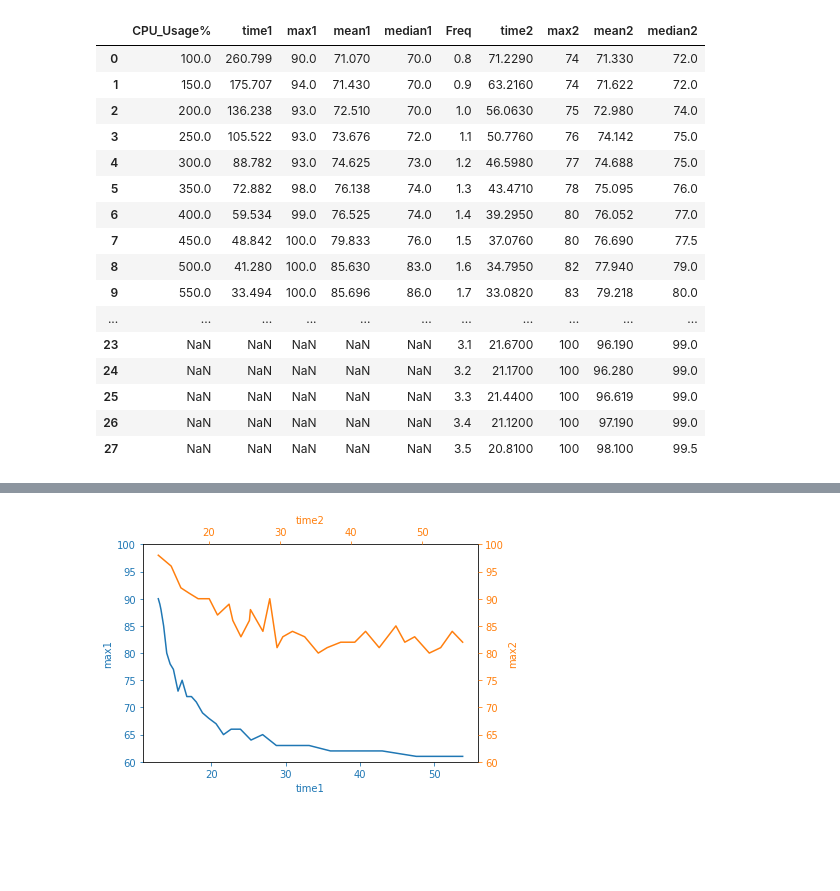
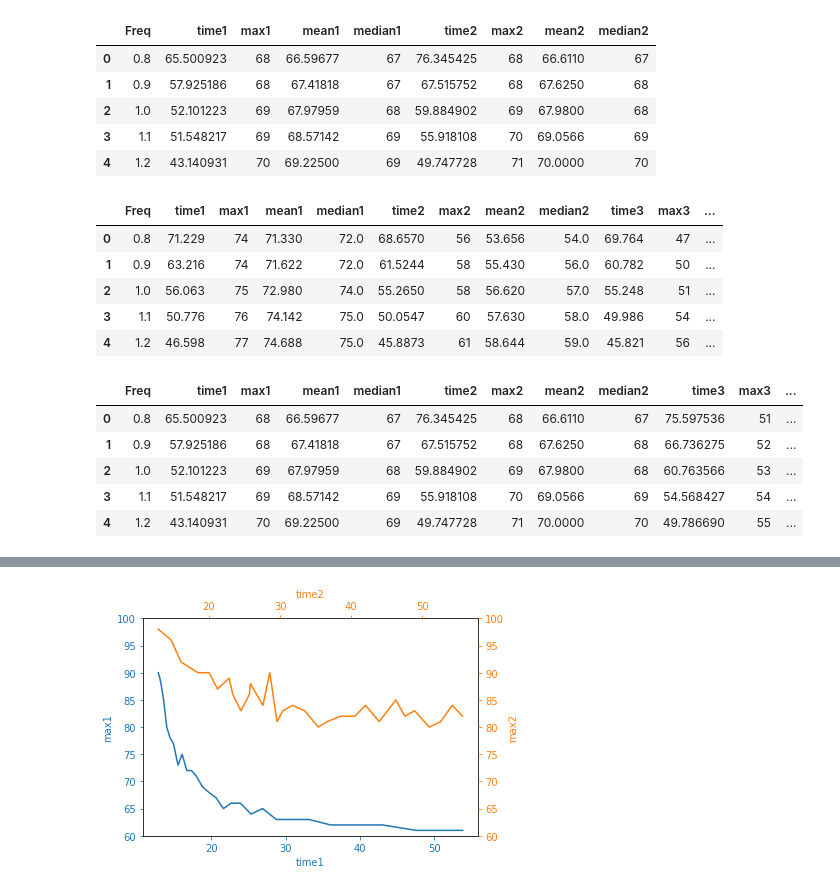
Before and after one commit to Heronalps/Sparta, a Jupyter notebook: micro-benchmarks/python/time-vs-max-plot.ipynb, the cells around one changed output, grey strips where cells are left out. Saved outputs shown, nothing was run; the diff lists cells and outputs as text; code cells hidden in the pictures; blank space fills up the shorter version.

```diff
--- a/micro-benchmarks/python/time-vs-max-plot.ipynb
+++ b/micro-benchmarks/python/time-vs-max-plot.ipynb
@@ -3,4 +3,6 @@ import matplotlib.pyplot as plt
 import pandas as pd
 # %%
 df_m = pd.read_csv("./time-vs-max.csv")
-df_t = pd.read_csv("./temp-tensorflow.csv")
+df_t = pd.read_csv("./tensor-time-vs-max.csv")
+df_mm = pd.read_csv("./multicore-matmul.csv")
+df_m17 = pd.read_csv("./multicore-vs-tensorflow-1700.csv")
@@ -27,20 +9,27 @@ df_m
+# %%
+df_m17.head()
+# %% [output]
+|  | Freq | time1 | max1 | mean1 | median1 | time2 | max2 | mean2 | median2 |
+| 0 | 0.8 | 65.500923 | 68 | 66.59677 | 67 | 76.345425 | 68 | 66.6110 | 67 |
+| 1 | 0.9 | 57.925186 | 68 | 67.41818 | 67 | 67.515752 | 68 | 67.6250 | 68 |
+| 2 | 1.0 | 52.101223 | 69 | 67.97959 | 68 | 59.884902 | 69 | 67.9800 | 68 |
+| 3 | 1.1 | 51.548217 | 69 | 68.57142 | 69 | 55.918108 | 70 | 69.0566 | 69 |
+| 4 | 1.2 | 43.140931 | 70 | 69.22500 | 69 | 49.747728 | 71 | 70.0000 | 70 |
 # %%
-df_t
+df_t.head()
 # %% [output]
-|  | CPU_Usage% | time1 | max1 | mean1 | median1 | Freq | time2 | max2 | mean2 | median2 |
-| 0 | 100.0 | 260.799 | 90.0 | 71.070 | 70.0 | 0.8 | 71.2290 | 74 | 71.330 | 72.0 |
-| 1 | 150.0 | 175.707 | 94.0 | 71.430 | 70.0 | 0.9 | 63.2160 | 74 | 71.622 | 72.0 |
-| 2 | 200.0 | 136.238 | 93.0 | 72.510 | 70.0 | 1.0 | 56.0630 | 75 | 72.980 | 74.0 |
-| 3 | 250.0 | 105.522 | 93.0 | 73.676 | 72.0 | 1.1 | 50.7760 | 76 | 74.142 | 75.0 |
-| 4 | 300.0 | 88.782 | 93.0 | 74.625 | 73.0 | 1.2 | 46.5980 | 77 | 74.688 | 75.0 |
-| 5 | 350.0 | 72.882 | 98.0 | 76.138 | 74.0 | 1.3 | 43.4710 | 78 | 75.095 | 76.0 |
-| 6 | 400.0 | 59.534 | 99.0 | 76.525 | 74.0 | 1.4 | 39.2950 | 80 | 76.052 | 77.0 |
-| 7 | 450.0 | 48.842 | 100.0 | 79.833 | 76.0 | 1.5 | 37.0760 | 80 | 76.690 | 77.5 |
-| 8 | 500.0 | 41.280 | 100.0 | 85.630 | 83.0 | 1.6 | 34.7950 | 82 | 77.940 | 79.0 |
-| 9 | 550.0 | 33.494 | 100.0 | 85.696 | 86.0 | 1.7 | 33.0820 | 83 | 79.218 | 80.0 |
-| ... | ... | ... | ... | ... | ... | ... | ... | ... | ... | ... |
-| 23 | NaN | NaN | NaN | NaN | NaN | 3.1 | 21.6700 | 100 | 96.190 | 99.0 |
-| 24 | NaN | NaN | NaN | NaN | NaN | 3.2 | 21.1700 | 100 | 96.280 | 99.0 |
-| 25 | NaN | NaN | NaN | NaN | NaN | 3.3 | 21.4400 | 100 | 96.619 | 99.0 |
-| 26 | NaN | NaN | NaN | NaN | NaN | 3.4 | 21.1200 | 100 | 97.190 | 99.0 |
-| 27 | NaN | NaN | NaN | NaN | NaN | 3.5 | 20.8100 | 100 | 98.100 | 99.5 |
+|  | Freq | time1 | max1 | mean1 | median1 | time2 | max2 | mean2 | median2 | time3 | max3 | ... |
+| 0 | 0.8 | 71.229 | 74 | 71.330 | 72.0 | 68.6570 | 56 | 53.656 | 54.0 | 69.764 | 47 | ... |
+| 1 | 0.9 | 63.216 | 74 | 71.622 | 72.0 | 61.5244 | 58 | 55.430 | 56.0 | 60.782 | 50 | ... |
+| 2 | 1.0 | 56.063 | 75 | 72.980 | 74.0 | 55.2650 | 58 | 56.620 | 57.0 | 55.248 | 51 | ... |
+| 3 | 1.1 | 50.776 | 76 | 74.142 | 75.0 | 50.0547 | 60 | 57.630 | 58.0 | 49.986 | 54 | ... |
+| 4 | 1.2 | 46.598 | 77 | 74.688 | 75.0 | 45.8873 | 61 | 58.644 | 59.0 | 45.821 | 56 | ... |
+# %%
+df_mm.head()
+# %% [output]
+|  | Freq | time1 | max1 | mean1 | median1 | time2 | max2 | mean2 | median2 | time3 | max3 | ... |
+| 0 | 0.8 | 65.500923 | 68 | 66.59677 | 67 | 76.345425 | 68 | 66.6110 | 67 | 75.597536 | 51 | ... |
+| 1 | 0.9 | 57.925186 | 68 | 67.41818 | 67 | 67.515752 | 68 | 67.6250 | 68 | 66.736275 | 52 | ... |
+| 2 | 1.0 | 52.101223 | 69 | 67.97959 | 68 | 59.884902 | 69 | 67.9800 | 68 | 60.763566 | 53 | ... |
+| 3 | 1.1 | 51.548217 | 69 | 68.57142 | 69 | 55.918108 | 70 | 69.0566 | 69 | 54.568427 | 54 | ... |
+| 4 | 1.2 | 43.140931 | 70 | 69.22500 | 69 | 49.747728 | 71 | 70.0000 | 70 | 49.786690 | 55 | ... |
```
Also changed, not shown: parts of 9 cells of this notebook, 1 other file.
